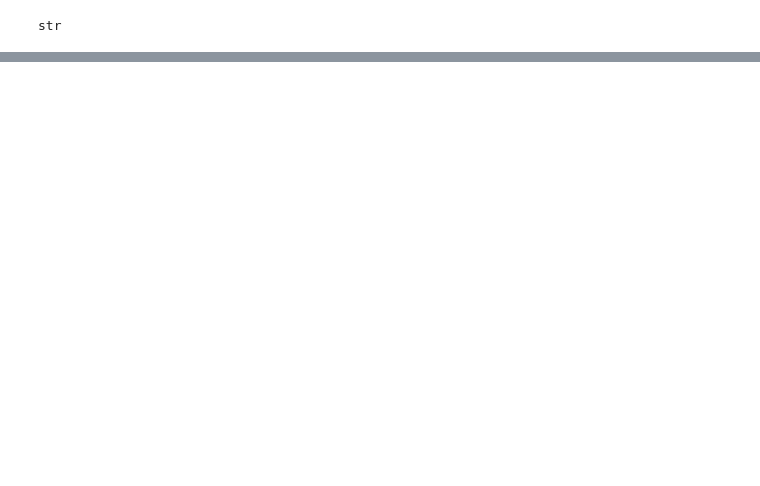
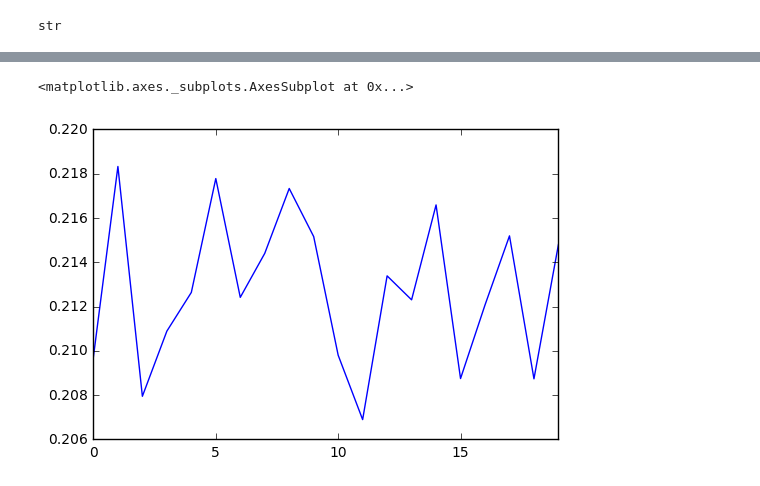
Before and after one commit to horsehour/script, a Jupyter notebook: learn_python.ipynb, the cells around one changed output, grey strips where cells are left out. Saved outputs shown, nothing was run; the diff lists cells and outputs as text; code cells hidden in the pictures; blank space fills up the shorter version.

```diff
--- a/learn_python.ipynb
+++ b/learn_python.ipynb
@@ -1086,0 +1295,5 @@ print(result)
+# %%
+std_dev.plot()
+# %% [output]
+<matplotlib.axes._subplots.AxesSubplot at 0x...>
+[figure, added]
```
Also changed, not shown: parts of 36 cells of this notebook.
